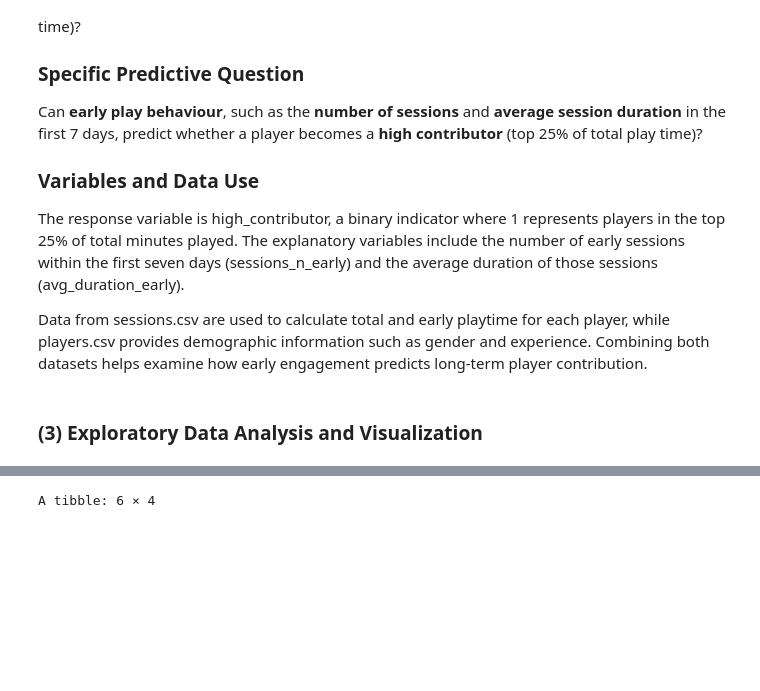
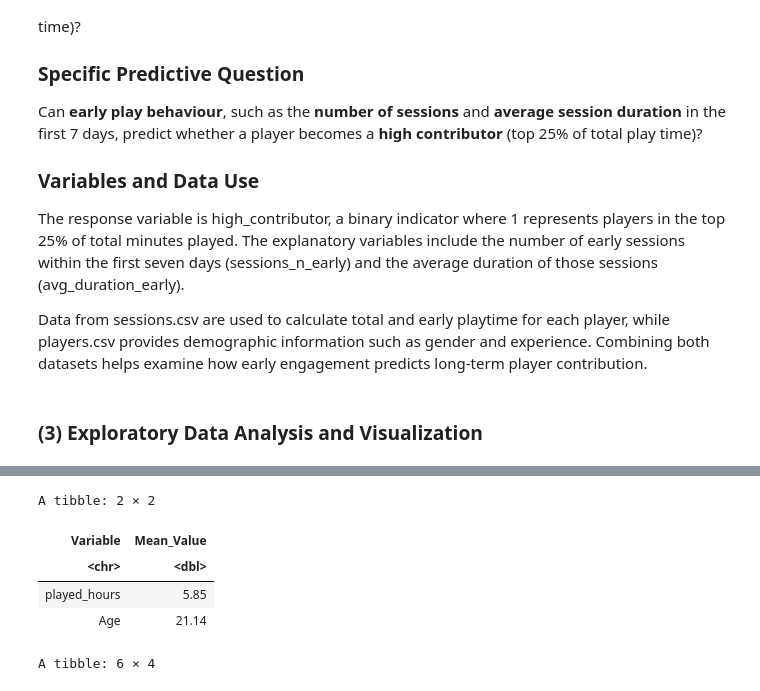
Before and after one commit to annanguyen0605/individual_project, a Jupyter notebook: individual_project_final.ipynb, the cells around one changed output, grey strips where cells are left out. Drawn from its saved outputs; the diff is of its cells as text; code cells hidden in the pictures; blank space fills up the shorter version.

Commit message:
Sixth commit
Added mean of players.csv

```diff
--- a/individual_project_final.ipynb
+++ b/individual_project_final.ipynb
@@ -181,6 +181,20 @@ A tibble: 6 × 7
 | d46bd29a2ed08e3500bd8729085ef4b6f... | 03/09/2024 05:43 | 03/09/2024 07:33 | 1.72534e+12 | 1.72535e+12 | 166.6667 | 1.72534e+12 |
 | fd6563a4e0f6f4273580e5fedbd8dda64... | 16/04/2024 05:21 | 16/04/2024 05:33 | 1.71324e+12 | 1.71325e+12 | 166.6667 | 1.71324e+12 |
 | 9782452b8e41d1f140374eec34c84f464... | 28/05/2024 07:31 | 28/05/2024 09:41 | 1.71688e+12 | 1.71689e+12 | 166.6667 | 1.71686e+12 |
+# %%
+players_means <- players |>
+  summarise(across(where(is.numeric), ~ round(mean(.x, na.rm = TRUE), 2))) |>
+  pivot_longer(cols = everything(),
+               names_to = "Variable",
+               values_to = "Mean_Value")
+
+players_means
+# %% [output]
+A tibble: 2 × 2
+| Variable | Mean_Value |
+| <chr> | <dbl> |
+| played_hours | 5.85 |
+| Age | 21.14 |
 # %%
 # EARLY predictors (first week)
 per_player_early <- sessions_early |>
```
Also changed, not shown: parts of 1 cell of this notebook.
